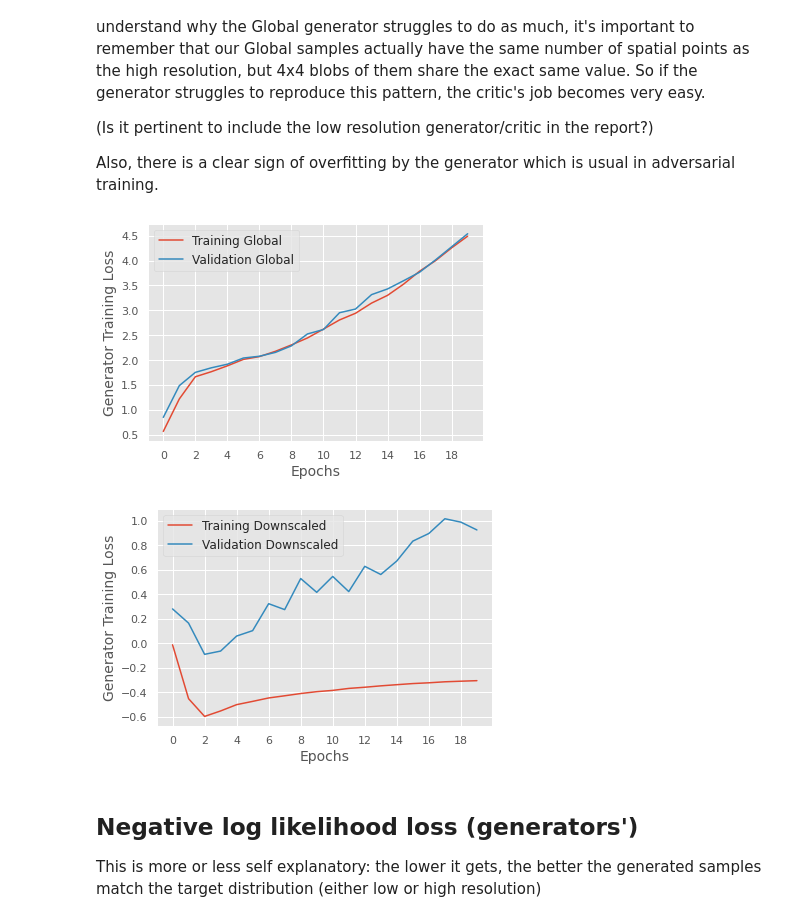
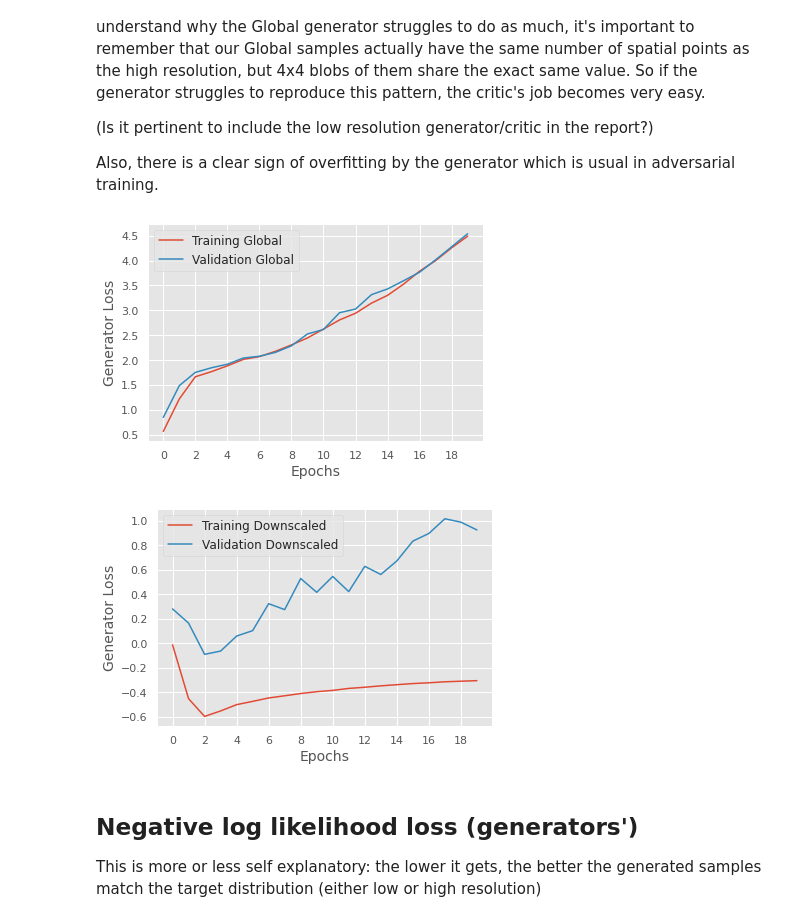
Before and after one commit to 6759-Project/generative-downscaling, a Jupyter notebook: make_figures.ipynb, the cells around one changed output. Cells and saved outputs as stored; diff of their text form; code cells hidden in the pictures.

Commit message:
corrected typo in generator loss ylabel

```diff
--- a/make_figures.ipynb
+++ b/make_figures.ipynb
@@ -81,24 +81,24 @@ Also, there is a clear sign of overfitting by the generator which is usual in ad
 # %%
 fig = plt.figure()
 plt.plot(epochs, history['train_gx_loss'].dropna(), label='Training Global')
 plt.plot(epochs, history['eval_gx_loss'].dropna(), label='Validation Global')
-plt.ylabel('Generator Training Loss', fontsize=14)
+plt.ylabel('Generator Loss', fontsize=14)
 plt.xlabel('Epochs', fontsize=14)
 plt.xticks(epochs[::2])
 plt.legend(fontsize=12)
 plt.savefig('figures/gx_loss.png')
 
 fig = plt.figure()
 plt.plot(epochs, history['train_gy_loss'].dropna(), label='Training Downscaled')
 plt.plot(epochs, history['eval_gy_loss'].dropna(), label='Validation Downscaled')
-plt.ylabel('Generator Training Loss', fontsize=14)
+plt.ylabel('Generator Loss', fontsize=14)
 plt.xlabel('Epochs', fontsize=14)
 plt.xticks(epochs[::2])
 plt.legend(fontsize=12)
 plt.savefig('figures/gy_loss.png')
 # %% [output]
-[figure, old version]
+[figure, new version]
-[figure, old version]
+[figure, new version]
 # %% [markdown]
 ## Negative log likelihood loss (generators')
 This is more or less self explanatory: the lower it gets, the better the generated samples match the target distribution (either low or high resolution)
```
Also changed, not shown: 2 other files.
